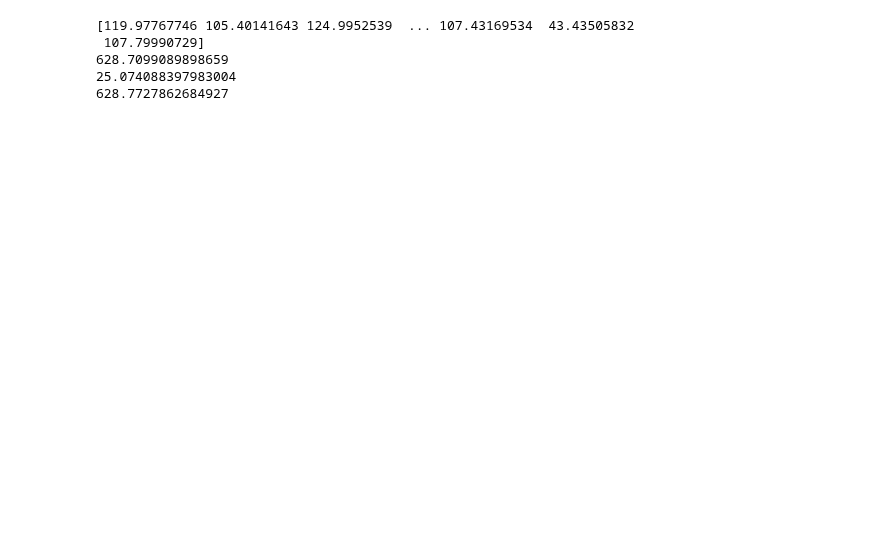
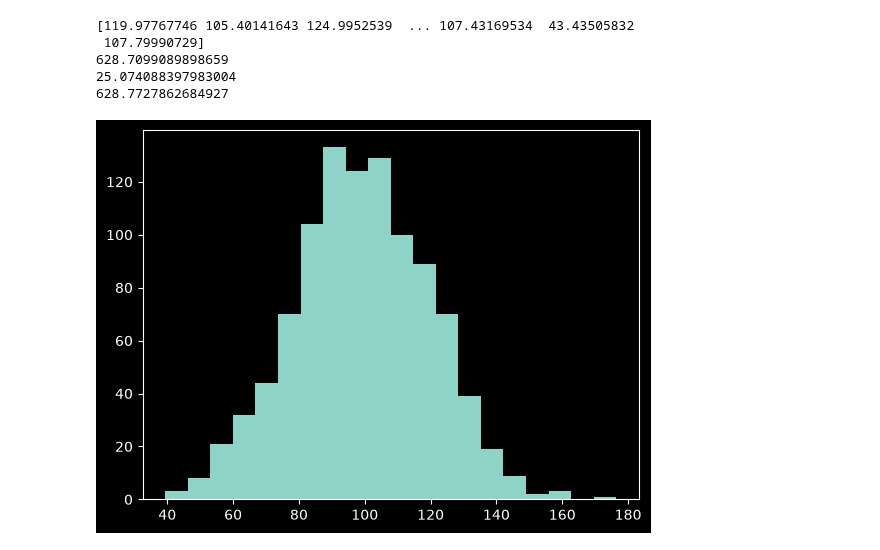
Before and after one commit to Shinkhal/pgcp-da, a Jupyter notebook: DAY3/01.ipynb, the cells around one changed output. Cells and saved outputs as stored; diff of their text form; code cells hidden in the pictures; blank space fills up the shorter version.

```diff
--- a/DAY3/01.ipynb
+++ b/DAY3/01.ipynb
@@ -44,3 +42,12 @@ print(sample_var)
 628.7099089898659
 25.074088397983004
 628.7727862684927
+# %%
+import numpy as np
+import matplotlib.pyplot as plt
+
+income = np.random.normal(loc=100.0, scale=20.0, size=1000)
+plt.hist(income, bins=20)
+plt.show()
+# %% [output]
+[figure, added]
```
Also changed, not shown: parts of 10 cells of this notebook, 4 other files.
